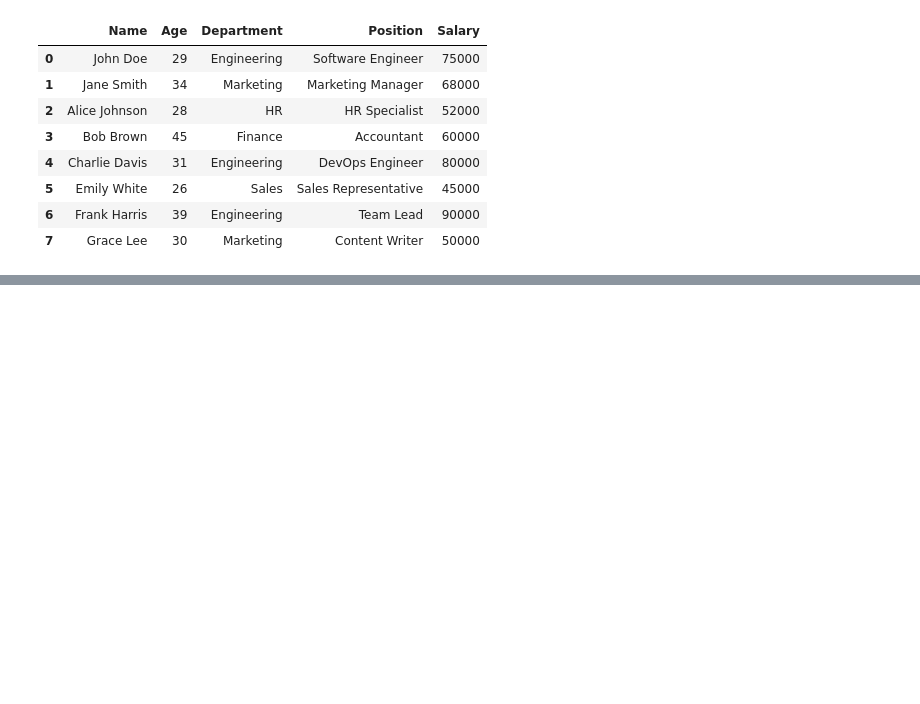
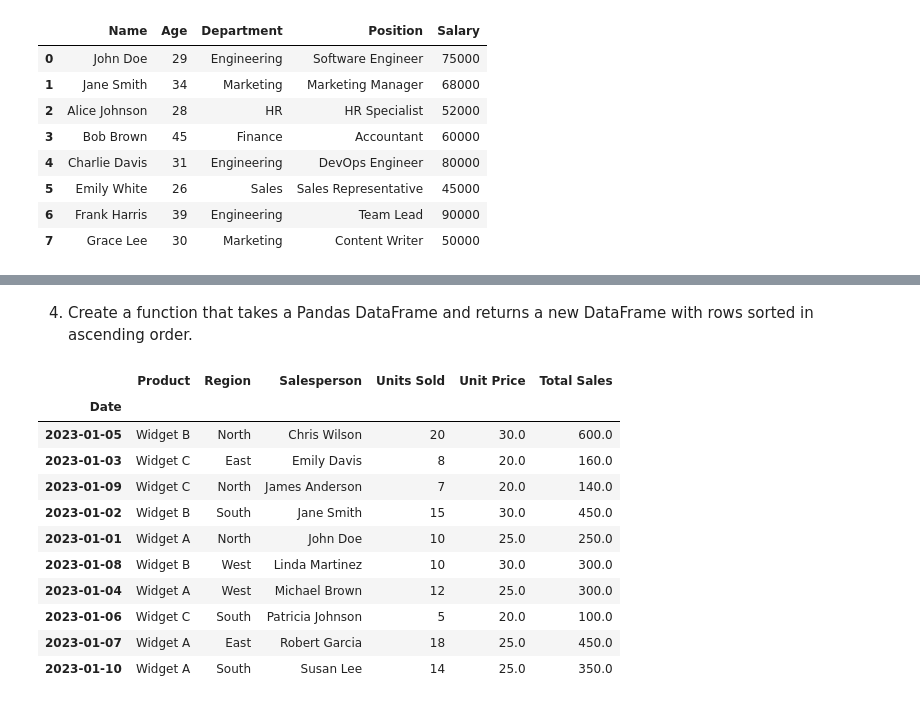
Before and after one commit to iyuendale/Python-Exercises-in-15-Days, a Jupyter notebook: Day_12.ipynb, the cells around one changed output, grey strips where cells are left out. Cells and saved outputs as stored; diff of their text form; code cells hidden in the pictures; blank space fills up the shorter version.

```diff
--- a/Day_12.ipynb
+++ b/Day_12.ipynb
@@ -127,0 +165,4 @@ Type:      method
+# %%
+sales_df = pd.read_csv("data/day_12/sales.csv", index_col= "Date")
+sales_df.info()
+sales_df.head()
@@ -127,0 +210,17 @@ Type:      method
+# %% [markdown]
+4. Create a function that takes a Pandas DataFrame and returns a new DataFrame with rows sorted in ascending order.
+# %%
+sales_df.sort_values("Salesperson")
+# %% [output]
+|  | Product | Region | Salesperson | Units Sold | Unit Price | Total Sales |
+| Date |  |  |  |  |  |  |
+| 2023-01-05 | Widget B | North | Chris Wilson | 20 | 30.0 | 600.0 |
+| 2023-01-03 | Widget C | East | Emily Davis | 8 | 20.0 | 160.0 |
+| 2023-01-09 | Widget C | North | James Anderson | 7 | 20.0 | 140.0 |
+| 2023-01-02 | Widget B | South | Jane Smith | 15 | 30.0 | 450.0 |
+| 2023-01-01 | Widget A | North | John Doe | 10 | 25.0 | 250.0 |
+| 2023-01-08 | Widget B | West | Linda Martinez | 10 | 30.0 | 300.0 |
+| 2023-01-04 | Widget A | West | Michael Brown | 12 | 25.0 | 300.0 |
+| 2023-01-06 | Widget C | South | Patricia Johnson | 5 | 20.0 | 100.0 |
+| 2023-01-07 | Widget A | East | Robert Garcia | 18 | 25.0 | 450.0 |
+| 2023-01-10 | Widget A | South | Susan Lee | 14 | 25.0 | 350.0 |
```
Also changed, not shown: parts of 32 cells of this notebook.
